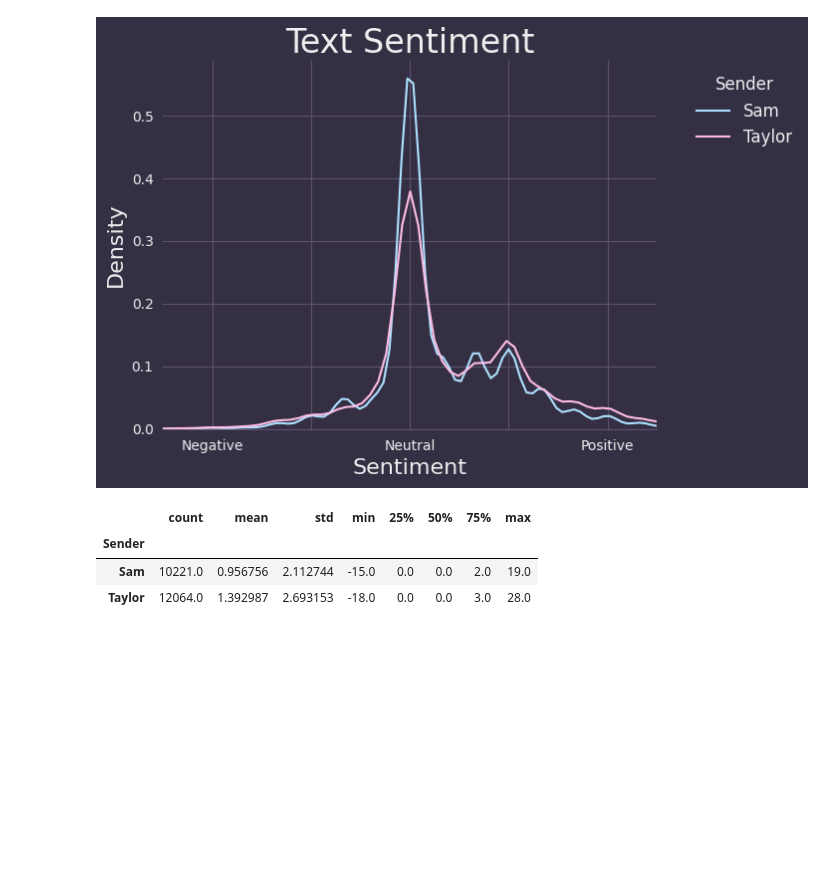
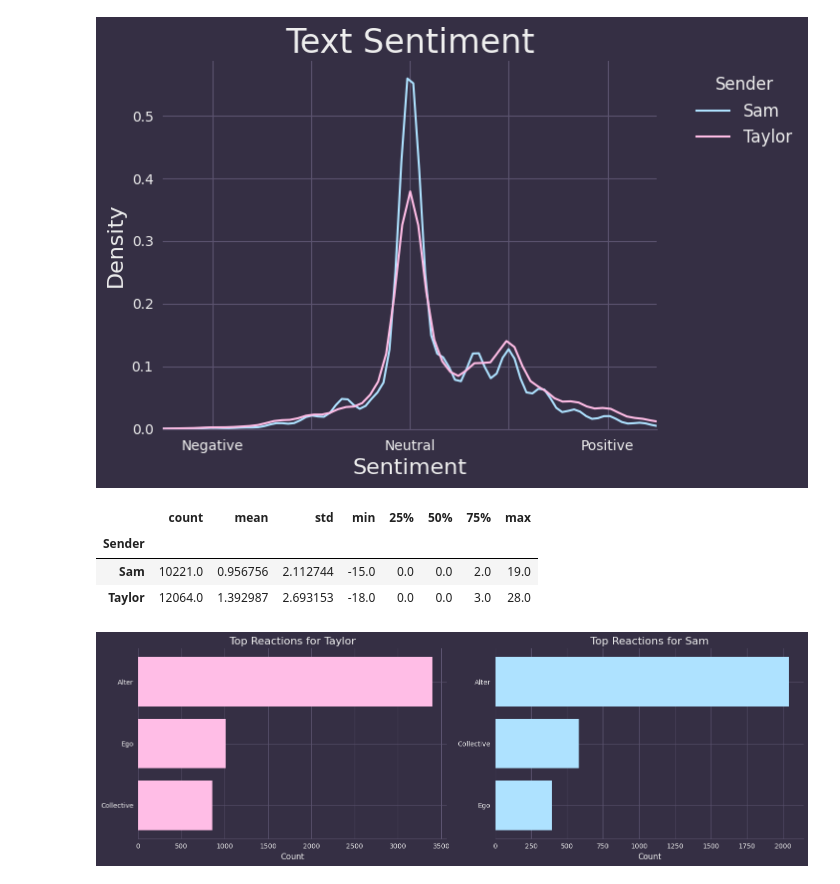
Before and after one commit to scs5/text-analytics, a Jupyter notebook: src/analysis.ipynb, the cells around one changed output. Saved outputs shown, nothing was run; the diff lists cells and outputs as text; code cells hidden in the pictures; blank space fills up the shorter version.

Commit message:
Added plot for POV frequencies

```diff
--- a/src/analysis.ipynb
+++ b/src/analysis.ipynb
@@ -473,7 +473,7 @@ def plot_word_count(word_query):
     plt.show()
 
 
-query_words = ['Sorry', 'lol', 'lmao']
+query_words = ['lol', 'lmao']
 for word in query_words:
     plot_word_count(word)
 # %% [output]
@@ -543,3 +541,61 @@ df.groupby('Sender')['sentiment'].describe()
 | Sender |  |  |  |  |  |  |  |  |
 | Sam | 10221.0 | 0.956756 | 2.112744 | -15.0 | 0.0 | 0.0 | 2.0 | 19.0 |
 | Taylor | 12064.0 | 1.392987 | 2.693153 | -18.0 | 0.0 | 0.0 | 3.0 | 28.0 |
+# %%
+# Ego, Alter, and Collective words
+ego_words = ['I', 'me', 'mine', 'myself']
+alter_words = ['you', 'your', 'yours', 'yourself', 'yourselves']
+collective_words = ['us', 'we', 'our', 'ours', 'ourselves']
+
+# Form text corpus of each user
+text_corpus = {}
+for i, row in df.iterrows():
+    msg = row['Text']
+    sender = row['Sender']
+
+    if not sender in text_corpus.keys():
+        text_corpus[sender] = ''
+
+    text_corpus[sender] += ' ' + str(msg)
+
+# Count occurences of different POVs
+pov_counts = {}
+for sender, text in text_corpus.items():
+    # Initializing counts
+    ego_count = 0
+    alter_count = 0
+    collective_count = 0
+
+    # Tokenize corpora
+    words = word_tokenize(text_corpus[sender])
+
+    # Counting the occurrences of ego, alter, and collective words
+    for word in words:
+        if word.lower() in ego_words:
+            ego_count += 1
+        elif word.lower() in alter_words:
+            alter_count += 1
+        elif word.lower() in collective_words:
+            collective_count += 1
+
+    # Storing the counts for each sender
+    pov_counts[sender] = {'Ego': ego_count, 'Alter': alter_count, 'Collective': collective_count}
+
+# Plot
+num_senders = len(pov_counts.keys())
+fig, axs = plt.subplots(1, num_senders, figsize=(15, 5))
+for i, sender in enumerate(pov_counts.keys()):
+    pov_counts[sender] = dict(sorted(pov_counts[sender].items(), key=lambda item: item[1], reverse=True))
+
+    ems = [em for em in pov_counts[sender].keys()]
+    counts = list(pov_counts[sender].values())
+
+    bars = axs[i].barh(ems, counts, color=USER_COLORS[i])
+    axs[i].set_title('Top Reactions for {}'.format(sender), fontsize=16)
+    axs[i].set_xlabel('Count', fontsize=12)
+    axs[i].invert_yaxis()
+
+plt.tight_layout()
+plt.show()
+# %% [output]
+[figure, added]
```
Also changed, not shown: parts of 2 cells of this notebook.
